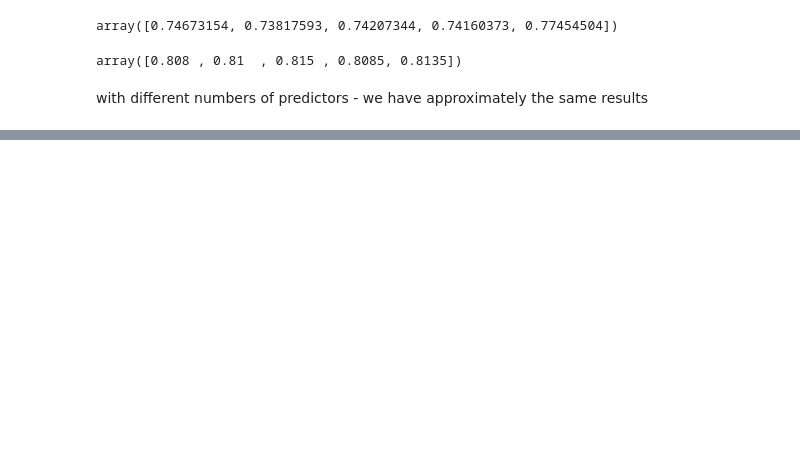
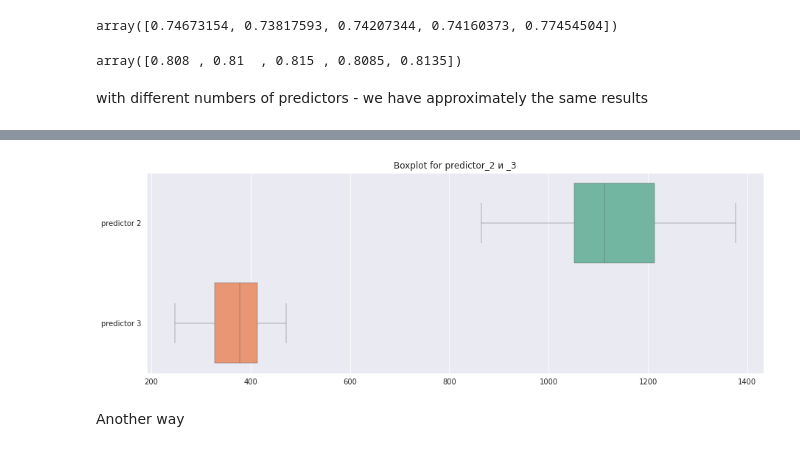
Before and after one commit to ArtyKrafty/featureselectors, a Jupyter notebook: Tutorial/Tutorials_ipynb_.ipynb, the cells around one changed output, grey strips where cells are left out. Cells and saved outputs as stored; diff of their text form; code cells hidden in the pictures; blank space fills up the shorter version.

```diff
--- a/Tutorial/Tutorials_ipynb_.ipynb
+++ b/Tutorial/Tutorials_ipynb_.ipynb
@@ -190,0 +237,2 @@ with different numbers of predictors - we have approximately the same results
+# %%
+cols_to_clean = ['predictor 2', 'predictor 3']
@@ -190,0 +241,12 @@ with different numbers of predictors - we have approximately the same results
+# %%
+cleaner = DFwrapper(low=.05, high=.95)
+cleaned = cleaner.quantile_cleaner(df, cols_to_clean)
+# %%
+plt.figure(figsize=(15,5))
+sns.boxplot(data=cleaned[['predictor 2', 'predictor 3']], linewidth=0.42, palette="Set2", orient='h')
+plt.title('Boxplot for predictor_2 и _3')
+plt.show()
+# %% [output]
+[figure, added]
+# %% [markdown]
+Another way
```
Also changed, not shown: parts of 24 cells of this notebook.
